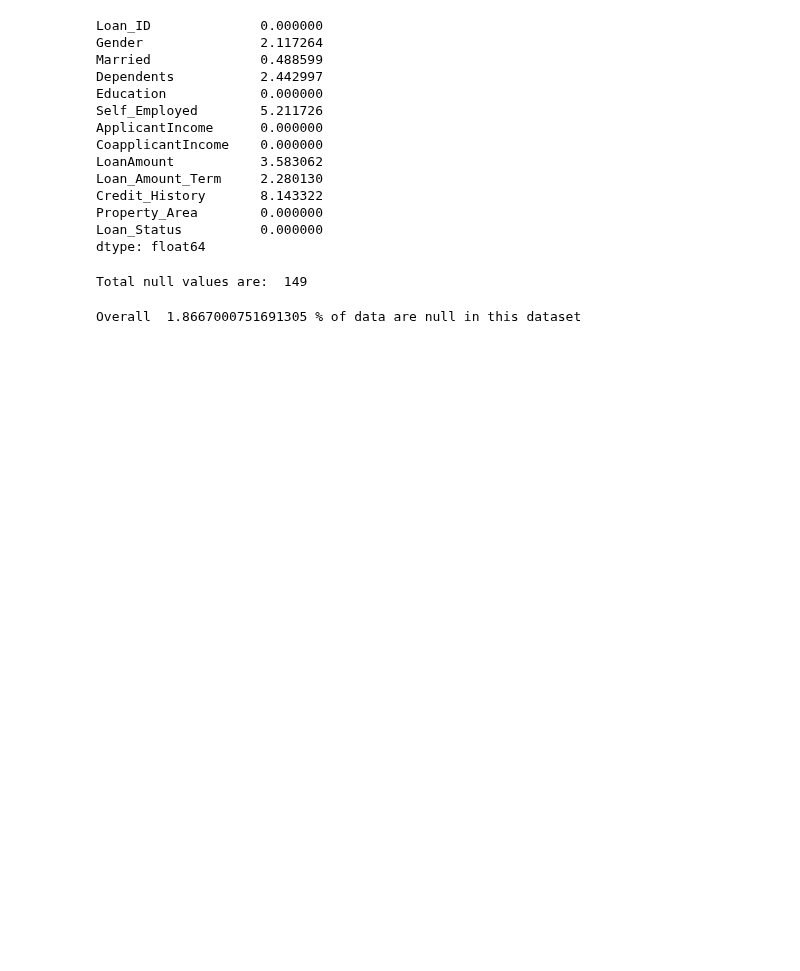
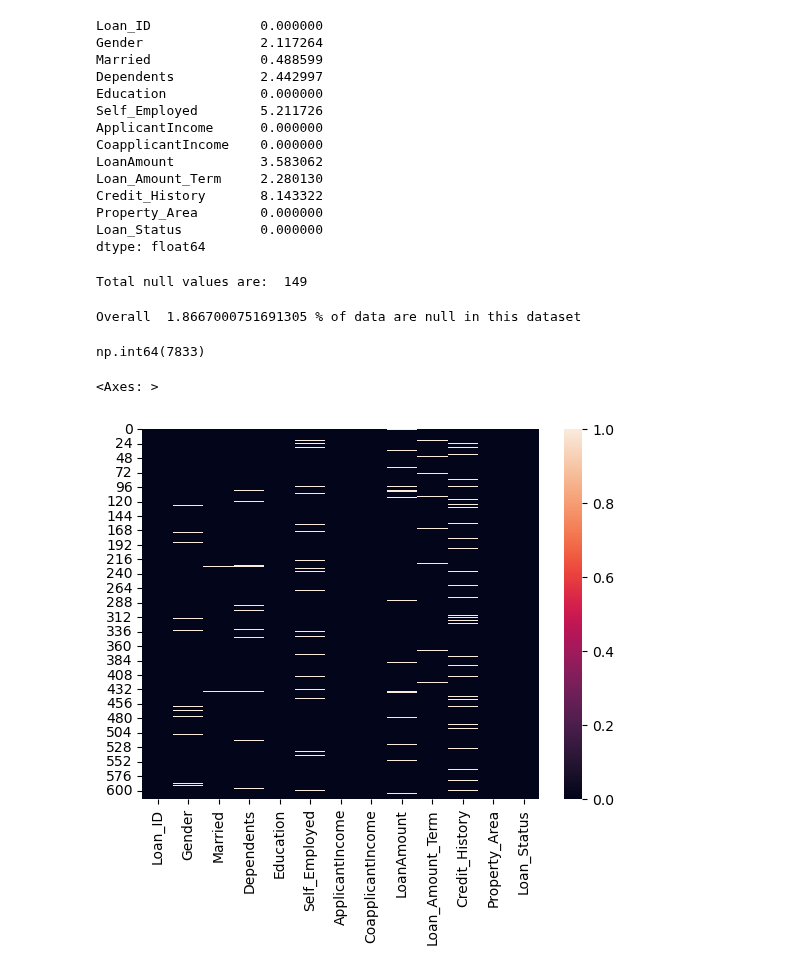
Before and after one commit to SandeshKhatiwada05/Data-Science-And-Machine-Learning-Course, a Jupyter notebook: 13_Data_Cleaning.ipynb, the cells around one changed output. Saved outputs shown, nothing was run; the diff lists cells and outputs as text; code cells hidden in the pictures; blank space fills up the shorter version.

```diff
--- a/13_Data_Cleaning.ipynb
+++ b/13_Data_Cleaning.ipynb
@@ -65,3 +65,17 @@ overall_null_percentage = (null_Values/(rows*columns))*100
 print("Overall ", overall_null_percentage, "% of data are null in this dataset")
 # %% [output]
 Overall  1.8667000751691305 % of data are null in this dataset
+# %%
+#total not null data
+dataset.notna().sum().sum()
+# %% [output]
+np.int64(7833)
+# %%
+#to find heatmap diagram of null values
+import seaborn as sns
+import matplotlib.pyplot as plt
+
+sns.heatmap(dataset.isna())
+# %% [output]
+<Axes: >
+[figure, added]
```
